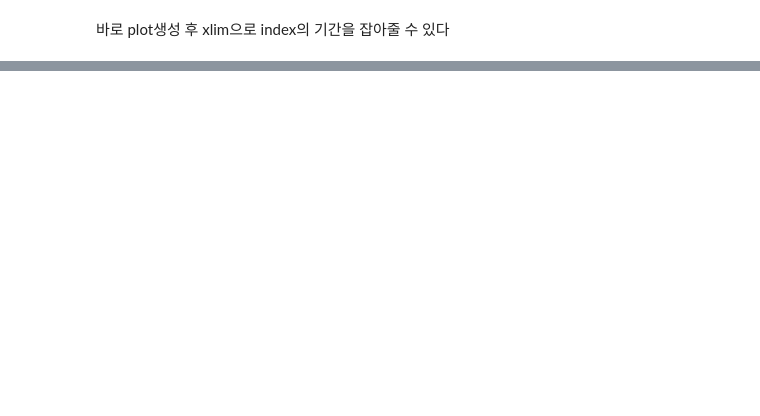
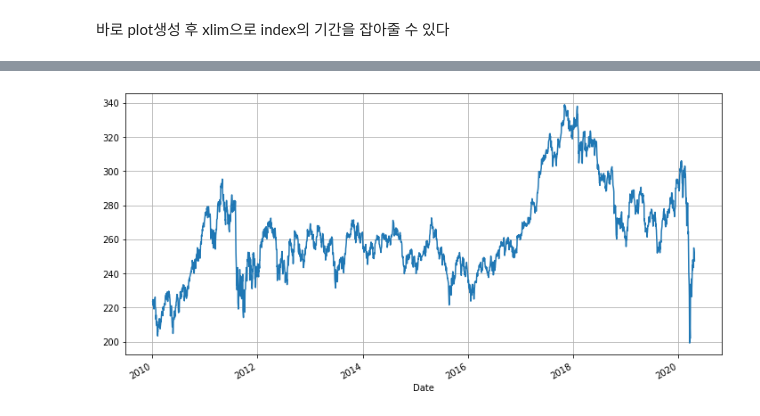
Before and after one commit to Yphy/Textmining, a Jupyter notebook: md&a_analysis/Finance-data.ipynb, the cells around one changed output, grey strips where cells are left out. Cells and saved outputs as stored; diff of their text form; code cells hidden in the pictures; blank space fills up the shorter version.

```diff
--- a/md&a_analysis/Finance-data.ipynb
+++ b/md&a_analysis/Finance-data.ipynb
@@ -156,0 +155,6 @@ findfont: Font family ['NanumGothic'] not found. Falling back to DejaVu Sans.
+# %%
+#kospi200 지수
+df = fdr.DataReader('KS200','2010')
+df['Close'].plot();
+# %% [output]
+[figure, added]
```
Also changed, not shown: parts of 4 cells of this notebook, 20 other files.
